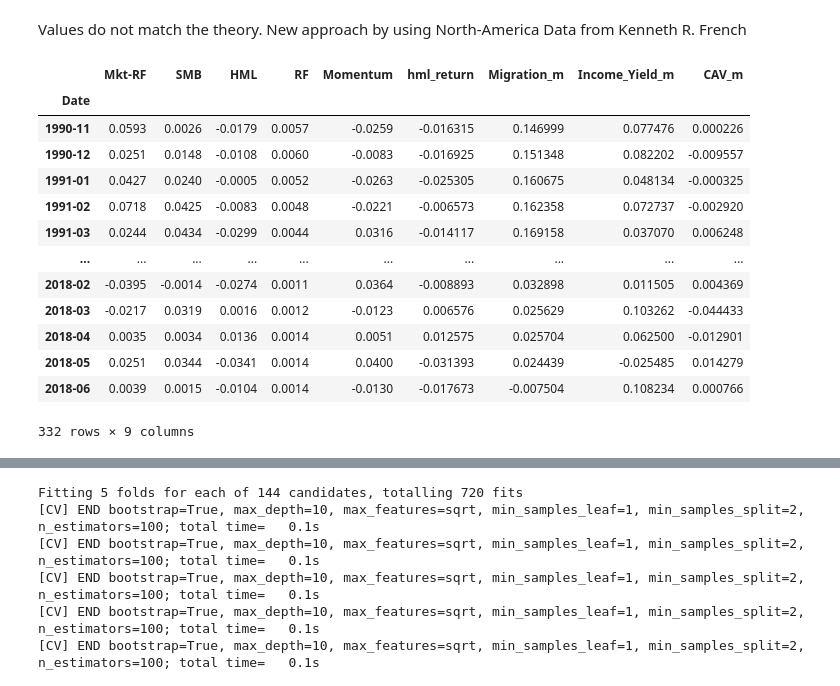
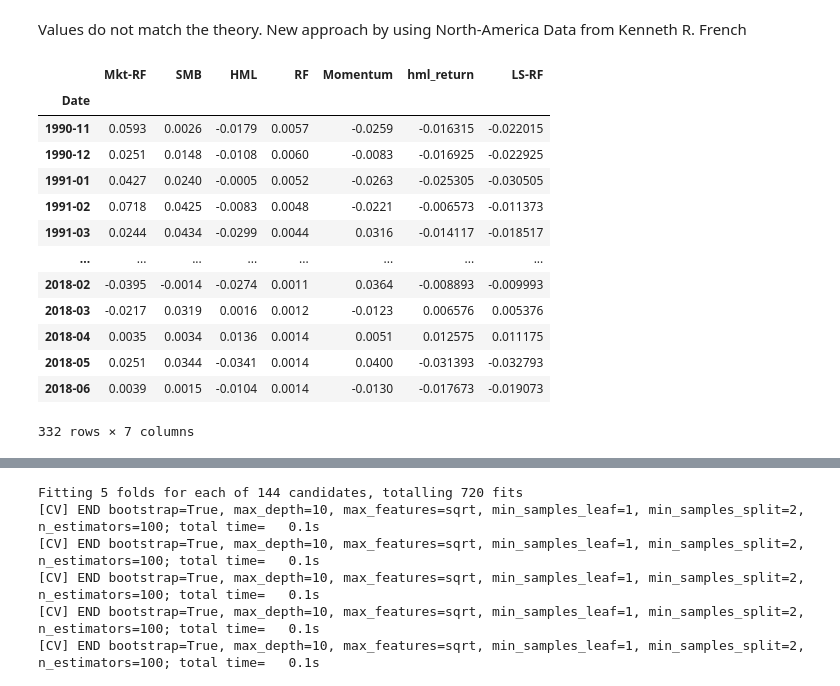
Before and after one commit to justusschenk/valueinvesting, a Jupyter notebook: Fama-French-Carhart.ipynb, the cells around one changed output, grey strips where cells are left out. Saved outputs shown, nothing was run; the diff lists cells and outputs as text; code cells hidden in the pictures.

```diff
--- a/Fama-French-Carhart.ipynb
+++ b/Fama-French-Carhart.ipynb
@@ -337,48 +337,54 @@ factors_us = pd.read_csv("Data/North_America_3_Factors.csv", index_col="Date")
 momentum_us = pd.read_csv('Data/North_America_MOM_Factor.csv', index_col='Date')
 momentum_us.index = pd.to_datetime(momentum_us.index.astype(str), format='%Y%m')
 momentum_us.index = momentum_us.index.to_period('M')
+#factors_us.index = pd.to_datetime(factors_us.index)
+#factors_us.index = factors_us.index.to_period('M')
+"""factors_five_us = pd.read_csv('Data/North_America_5_Factors.csv')
+factors_five_us['Date'] = pd.to_datetime(factors_five_us['Date'])
+factors_five_us['Date'] = factors_five_us['Date'].dt.to_period('M')
+factors_five_us.set_index('Date', inplace=True)"""
 factors_us.index = pd.to_datetime(factors_us.index.astype(str), format='%Y%m')
 factors_us.index = factors_us.index.to_period('M')
 momentum.tail()
 factors_us = factors_us/100
 momentum_us = momentum_us/100
 
 #returns_df = pd.DataFrame(returns)
 #returns_df = returns_df.dropna()
 #returns_df = returns_df.to_period('M')
 
 hml_ret = pd.read_pickle('Data/hml_ret.pkl')
 hml_ret = pd.DataFrame(hml_ret)
 hml_ret.index.rename('Date', inplace=True)
 hml_ret.index = hml_ret.index.to_period('M')
 hml_ret
 
 return_decomposition_df = pd.read_pickle('Data/return_decomposition_monthly.pkl')
 return_decomposition_df.index.rename('Date', inplace=True)
 return_decomposition_df.index = return_decomposition_df.index.to_period('M')
 
 #decomposition = [change_in_aggragate_valuation, income_yield, migration]
 
-df_us = pd.merge(factors_us, momentum_us, on="Date")
-df_us = pd.merge(df_us, return_decomposition_df, on="Date")
-#df_us["LS-RF"] = df_us.hml_return- df_us.RF
+df_us = pd.concat([factors_us, momentum_us, hml_ret], axis=1, join='inner')
+#df_us = pd.merge(df_us, return_decomposition_df, on="Date")
+df_us["LS-RF"] = df_us.hml_return- df_us.RF
 #RF = factors['RF']
 pd.to_pickle(df_us, "df_us.pkl")
 
 #df_us.rename(columns={'hml_return':'LSR'}, inplace=True)
 df_us
 # %% [output]
-|  | Mkt-RF | SMB | HML | RF | Momentum | hml_return | Migration_m | Income_Yield_m | CAV_m |
-| Date |  |  |  |  |  |  |  |  |  |
-| 1990-11 | 0.0593 | 0.0026 | -0.0179 | 0.0057 | -0.0259 | -0.016315 | 0.146999 | 0.077476 | 0.000226 |
-| 1990-12 | 0.0251 | 0.0148 | -0.0108 | 0.0060 | -0.0083 | -0.016925 | 0.151348 | 0.082202 | -0.009557 |
-| 1991-01 | 0.0427 | 0.0240 | -0.0005 | 0.0052 | -0.0263 | -0.025305 | 0.160675 | 0.048134 | -0.000325 |
-| 1991-02 | 0.0718 | 0.0425 | -0.0083 | 0.0048 | -0.0221 | -0.006573 | 0.162358 | 0.072737 | -0.002920 |
-| 1991-03 | 0.0244 | 0.0434 | -0.0299 | 0.0044 | 0.0316 | -0.014117 | 0.169158 | 0.037070 | 0.006248 |
-| ... | ... | ... | ... | ... | ... | ... | ... | ... | ... |
-| 2018-02 | -0.0395 | -0.0014 | -0.0274 | 0.0011 | 0.0364 | -0.008893 | 0.032898 | 0.011505 | 0.004369 |
-| 2018-03 | -0.0217 | 0.0319 | 0.0016 | 0.0012 | -0.0123 | 0.006576 | 0.025629 | 0.103262 | -0.044433 |
-| 2018-04 | 0.0035 | 0.0034 | 0.0136 | 0.0014 | 0.0051 | 0.012575 | 0.025704 | 0.062500 | -0.012901 |
-| 2018-05 | 0.0251 | 0.0344 | -0.0341 | 0.0014 | 0.0400 | -0.031393 | 0.024439 | -0.025485 | 0.014279 |
-| 2018-06 | 0.0039 | 0.0015 | -0.0104 | 0.0014 | -0.0130 | -0.017673 | -0.007504 | 0.108234 | 0.000766 |
+|  | Mkt-RF | SMB | HML | RF | Momentum | hml_return | LS-RF |
+| Date |  |  |  |  |  |  |  |
+| 1990-11 | 0.0593 | 0.0026 | -0.0179 | 0.0057 | -0.0259 | -0.016315 | -0.022015 |
+| 1990-12 | 0.0251 | 0.0148 | -0.0108 | 0.0060 | -0.0083 | -0.016925 | -0.022925 |
+| 1991-01 | 0.0427 | 0.0240 | -0.0005 | 0.0052 | -0.0263 | -0.025305 | -0.030505 |
+| 1991-02 | 0.0718 | 0.0425 | -0.0083 | 0.0048 | -0.0221 | -0.006573 | -0.011373 |
+| 1991-03 | 0.0244 | 0.0434 | -0.0299 | 0.0044 | 0.0316 | -0.014117 | -0.018517 |
+| ... | ... | ... | ... | ... | ... | ... | ... |
+| 2018-02 | -0.0395 | -0.0014 | -0.0274 | 0.0011 | 0.0364 | -0.008893 | -0.009993 |
+| 2018-03 | -0.0217 | 0.0319 | 0.0016 | 0.0012 | -0.0123 | 0.006576 | 0.005376 |
+| 2018-04 | 0.0035 | 0.0034 | 0.0136 | 0.0014 | 0.0051 | 0.012575 | 0.011175 |
+| 2018-05 | 0.0251 | 0.0344 | -0.0341 | 0.0014 | 0.0400 | -0.031393 | -0.032793 |
+| 2018-06 | 0.0039 | 0.0015 | -0.0104 | 0.0014 | -0.0130 | -0.017673 | -0.019073 |
-332 rows × 9 columns
+332 rows × 7 columns
```
Also changed, not shown: parts of 10 cells of this notebook, 13 other files.
